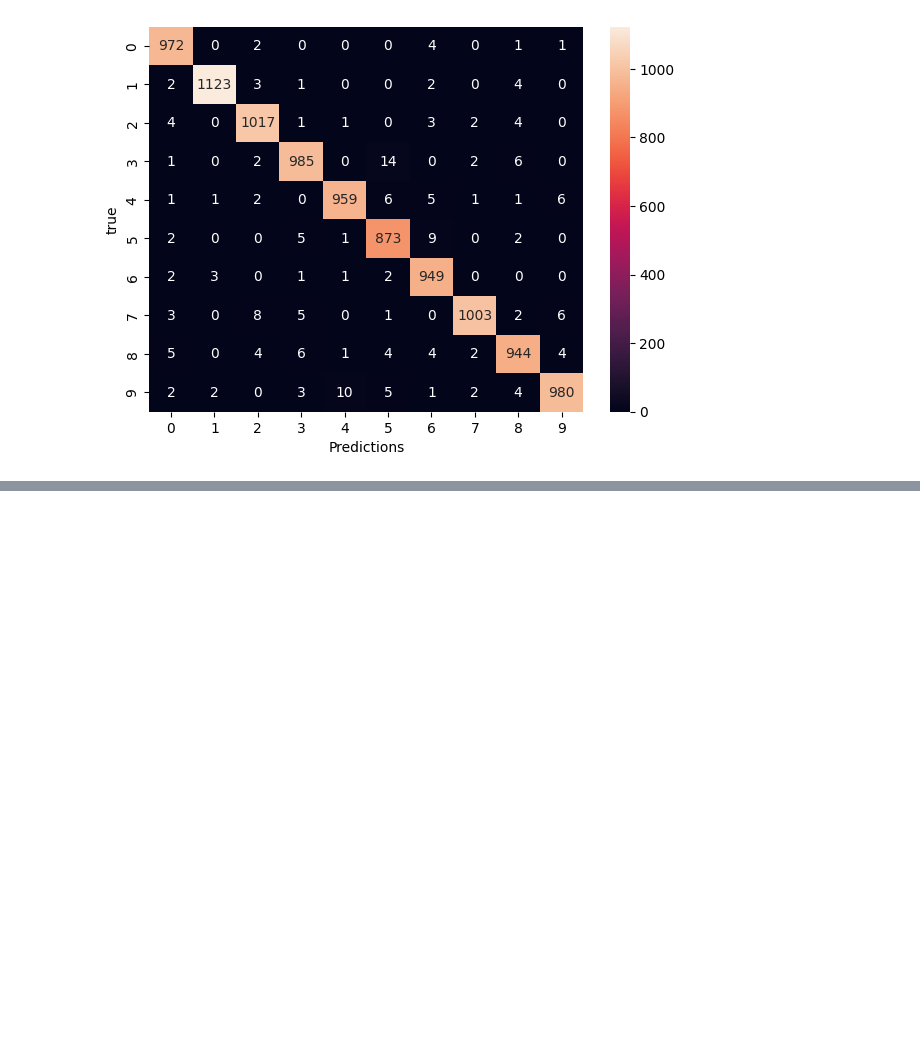
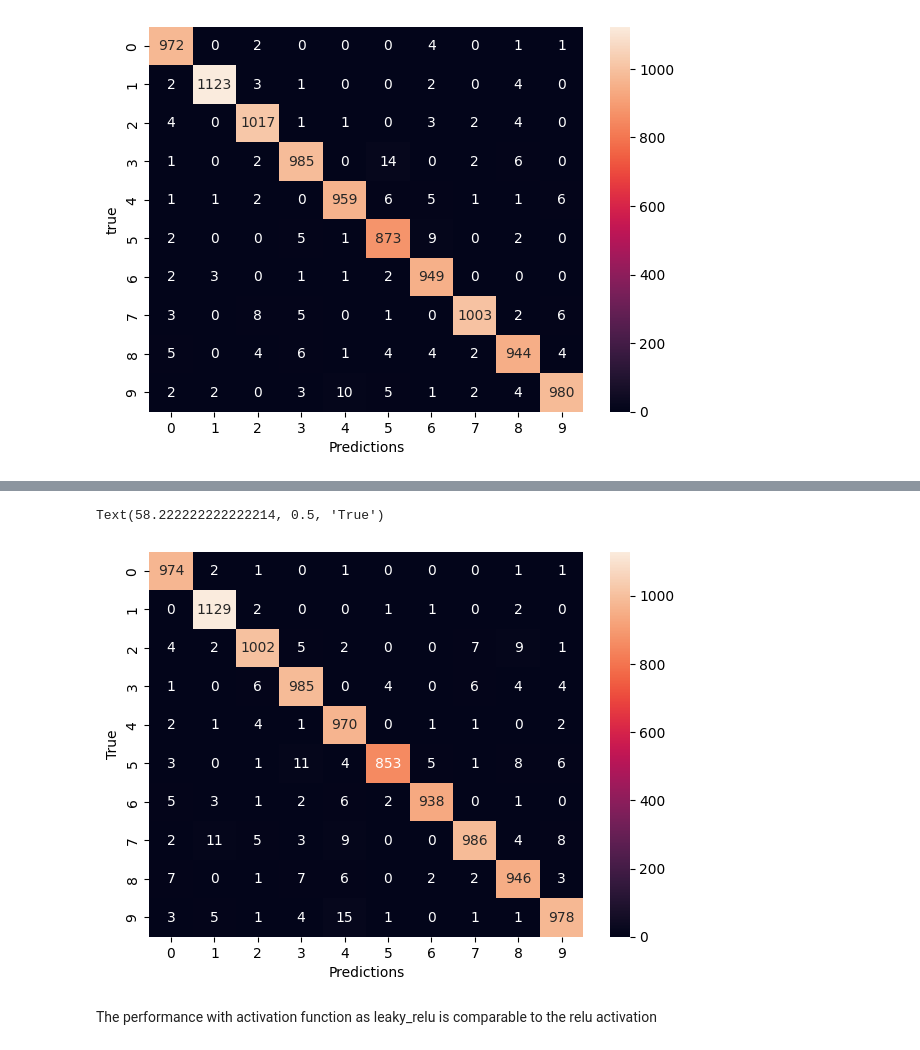
Before and after one commit to Niharikasingh722/Neural-Networks, a Jupyter notebook: MNIST_dataset.ipynb, the cells around one changed output, grey strips where cells are left out. Saved outputs shown, nothing was run; the diff lists cells and outputs as text; code cells hidden in the pictures; blank space fills up the shorter version.

```diff
--- a/MNIST_dataset.ipynb
+++ b/MNIST_dataset.ipynb
@@ -261,0 +262,9 @@ model is performing with an accuracy of more than 98% with 2 hidden layers. Perf
+# %%
+model=keras.Sequential([
+    keras.layers.Flatten(input_shape=(28,28)),
+    keras.layers.Dense(200,activation='leaky_relu'),
+    keras.layers.Dense(100,activation="leaky_relu"),
+    keras.layers.Dense(10,activation='softmax')
+])
+model.compile(optimizer='adam',loss='sparse_categorical_crossentropy',metrics=['accuracy'])
+model.fit(X_train,y_train,epochs=10)
@@ -261,0 +298,3 @@ model is performing with an accuracy of more than 98% with 2 hidden layers. Perf
+# %%
+y_pred=model.predict(X_test)
+y_pred_int=[np.argmax(i) for i in y_pred]
@@ -261,0 +303,11 @@ model is performing with an accuracy of more than 98% with 2 hidden layers. Perf
+# %%
+cm=tf.math.confusion_matrix(labels=y_test,predictions=y_pred_int)
+plt.figure(figsize=(7,5))
+sn.heatmap(cm,annot=True,fmt='d')
+plt.xlabel("Predictions")
+plt.ylabel("True")
+# %% [output]
+Text(58.222222222222214, 0.5, 'True')
+[figure, added]
+# %% [markdown]
+The performance with activation function as leaky_relu is comparable to the relu activation
```
Also changed, not shown: parts of 4 cells of this notebook.
